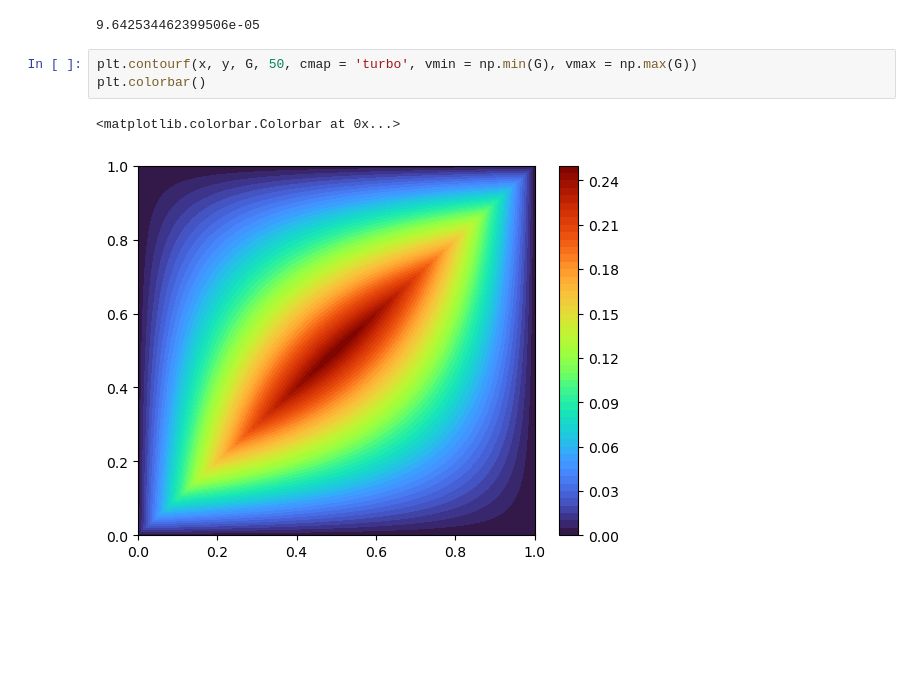
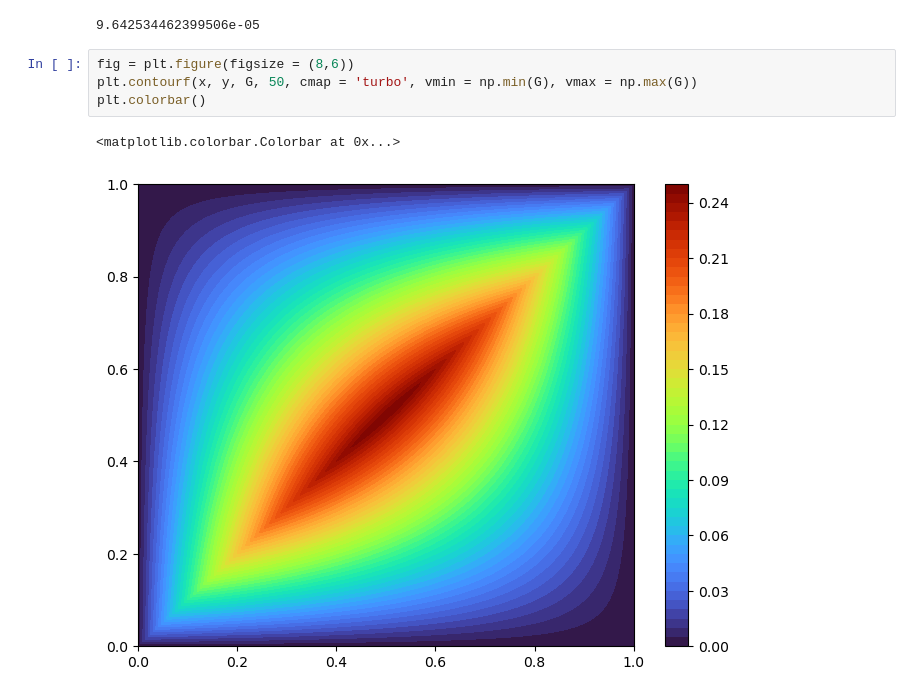
Before and after one commit to hsharsh/chebgreen, a Jupyter notebook: main/chebpy2.ipynb, the cells around one changed output. Drawn from its saved outputs; the diff is of its cells as text; blank space fills up the shorter version.

```diff
--- a/main/chebpy2.ipynb
+++ b/main/chebpy2.ipynb
@@ -51,10 +51,11 @@ np.linalg.norm(G-Gtheory)/np.linalg.norm(Gtheory)
 # %% [output]
 9.642534462399506e-05
 # %%
+fig = plt.figure(figsize = (8,6))
 plt.contourf(x, y, G, 50, cmap = 'turbo', vmin = np.min(G), vmax = np.max(G))
 plt.colorbar()
 # %% [output]
 <matplotlib.colorbar.Colorbar at 0x...>
-[figure, old version]
+[figure, new version]
 # %%
 error = np.abs(G-Gtheory)
```
Also changed, not shown: parts of 4 cells of this notebook, 57 other files.
